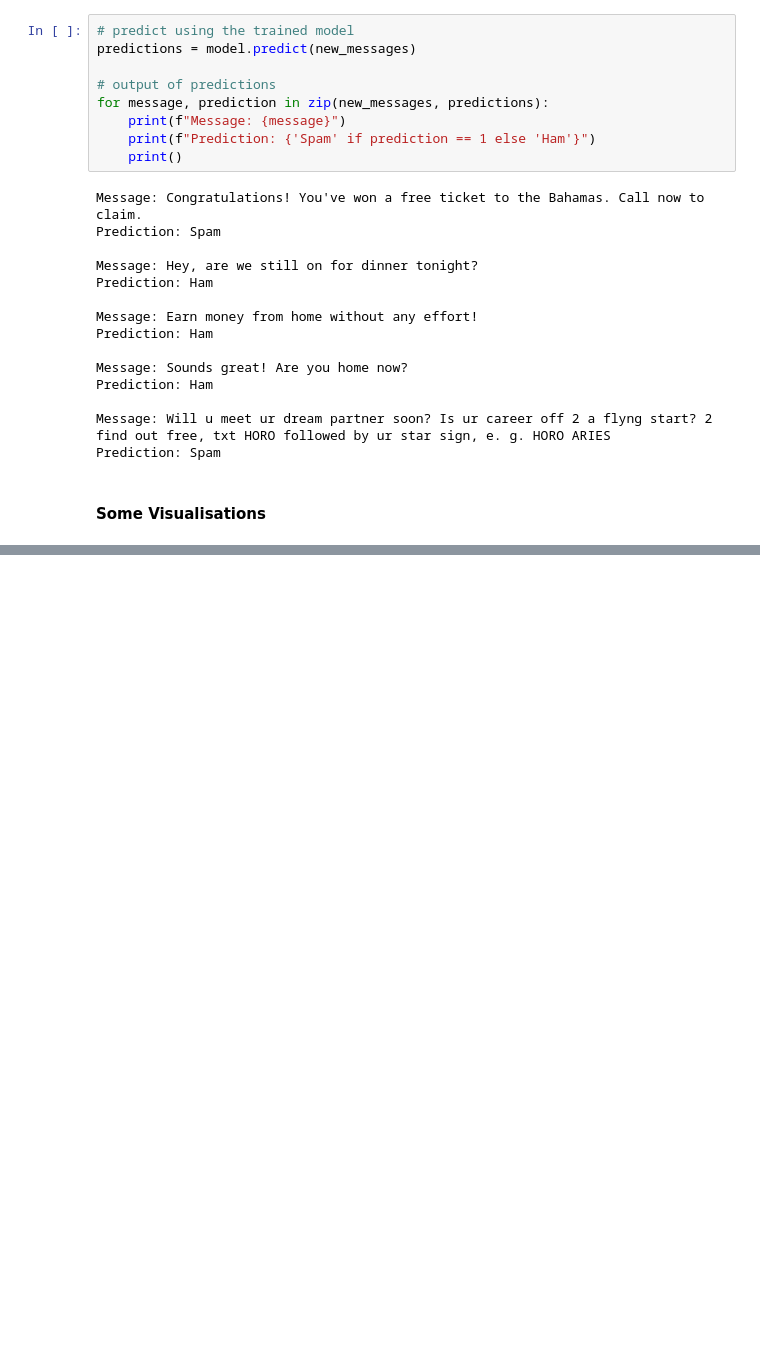
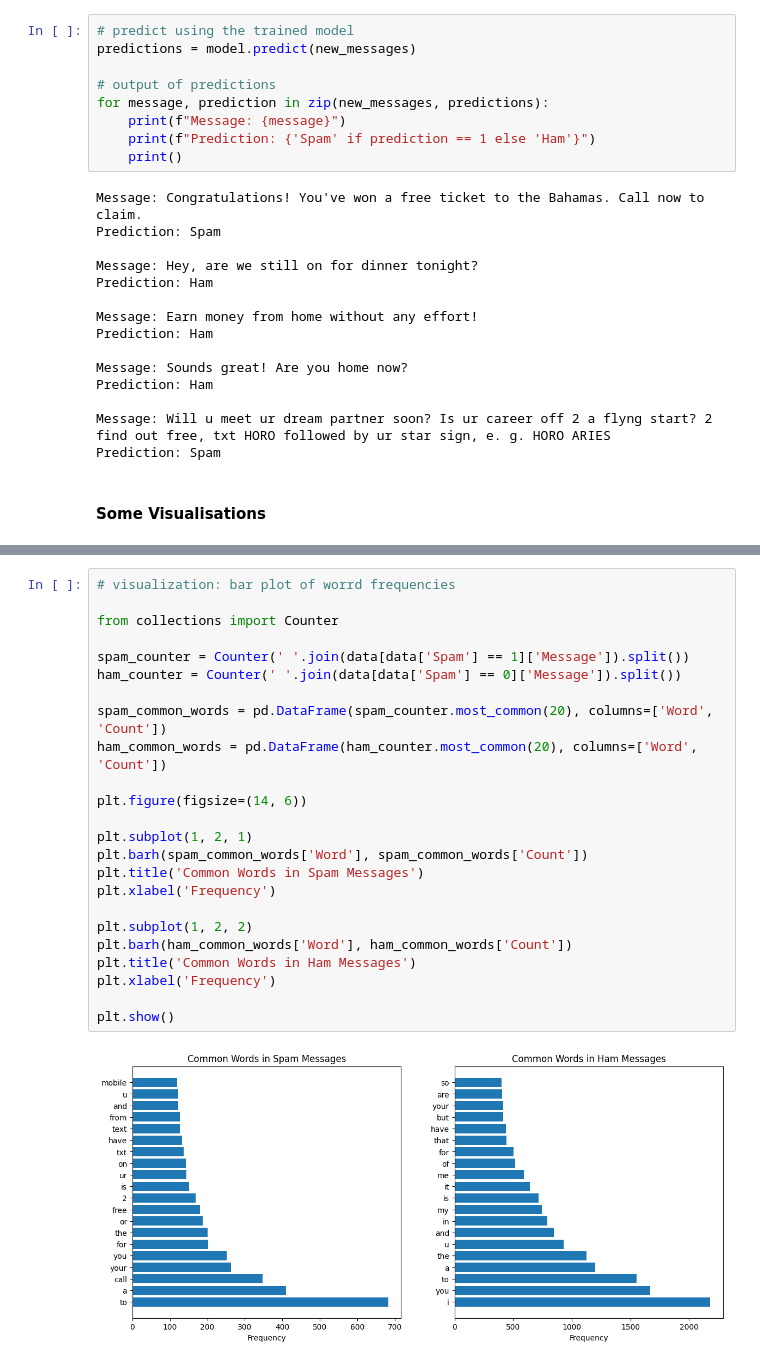
Before and after one commit to anahom20/spam-email-detection, a Jupyter notebook: Spam Detection Model.ipynb, the cells around one changed output, grey strips where cells are left out. Cells and saved outputs as stored; diff of their text form; blank space fills up the shorter version.

```diff
--- a/Spam Detection Model.ipynb
+++ b/Spam Detection Model.ipynb
@@ -251,0 +276,26 @@ plt.show()
+# %%
+# visualization: bar plot of worrd frequencies
+
+from collections import Counter
+
+spam_counter = Counter(' '.join(data[data['Spam'] == 1]['Message']).split())
+ham_counter = Counter(' '.join(data[data['Spam'] == 0]['Message']).split())
+
+spam_common_words = pd.DataFrame(spam_counter.most_common(20), columns=['Word', 'Count'])
+ham_common_words = pd.DataFrame(ham_counter.most_common(20), columns=['Word', 'Count'])
+
+plt.figure(figsize=(14, 6))
+
+plt.subplot(1, 2, 1)
+plt.barh(spam_common_words['Word'], spam_common_words['Count'])
+plt.title('Common Words in Spam Messages')
+plt.xlabel('Frequency')
+
+plt.subplot(1, 2, 2)
+plt.barh(ham_common_words['Word'], ham_common_words['Count'])
+plt.title('Common Words in Ham Messages')
+plt.xlabel('Frequency')
+
+plt.show()
+# %% [output]
+[figure, added]
```
Also changed, not shown: parts of 4 cells of this notebook.
